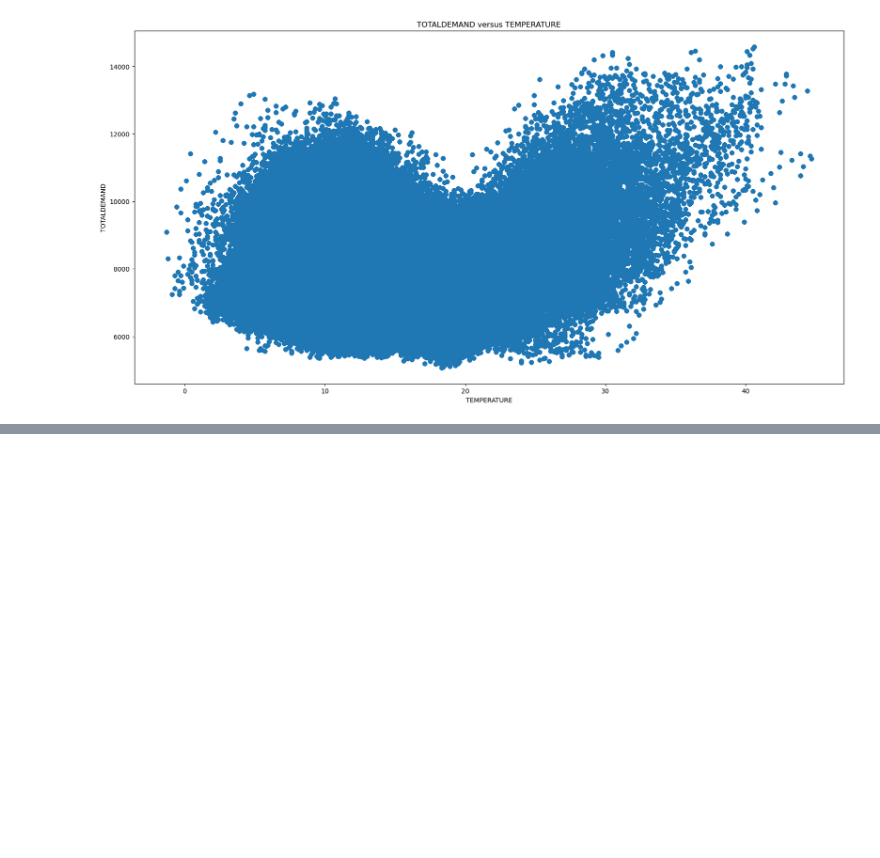
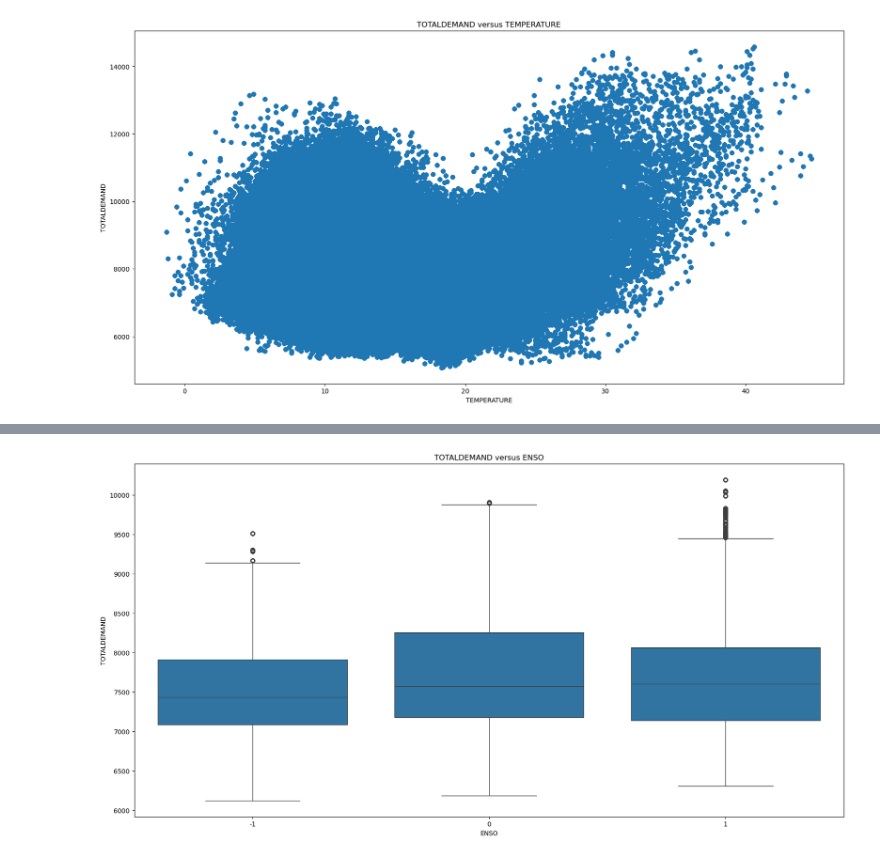
Before and after one commit to UNSW-ZZSC9020-H52024/Group5, a Jupyter notebook: src/TomEDA.ipynb, the cells around one changed output, grey strips where cells are left out. Saved outputs shown, nothing was run; the diff lists cells and outputs as text; code cells hidden in the pictures; blank space fills up the shorter version.

Commit message:
started playing with the enso data
looks like el nino uses more energy than la nina but the data is far from conclusive

```diff
--- a/src/TomEDA.ipynb
+++ b/src/TomEDA.ipynb
@@ -245,0 +241,13 @@ plt.show()
+# %%
+#load daily_enso.csv
+df_enso = pd.read_csv('../data/enso/daily_enso.csv')
+
+df_enso['DATETIME'] = pd.to_datetime(df_enso['DATETIME'], dayfirst=True)
+
+#inner join on df and df_enso by the DATETIME column
+df_demand_enso = pd.merge(df, df_enso, on='DATETIME')
+
+print(df_demand_enso.head())
+
+#print a summary of df_demand_enso
+print(df_demand_enso.info())
@@ -245,0 +275,10 @@ plt.show()
+# %%
+#boxplots of TOTALDEMAND versus ENSO
+plt.figure(figsize=(20,10))
+sns.boxplot(x='enso', y='TOTALDEMAND', data=df_demand_enso)
+plt.xlabel('ENSO')
+plt.ylabel('TOTALDEMAND')
+plt.title('TOTALDEMAND versus ENSO')
+plt.show()
+# %% [output]
+[figure, added]
```
Also changed, not shown: parts of 3 cells of this notebook, 2 other files.
